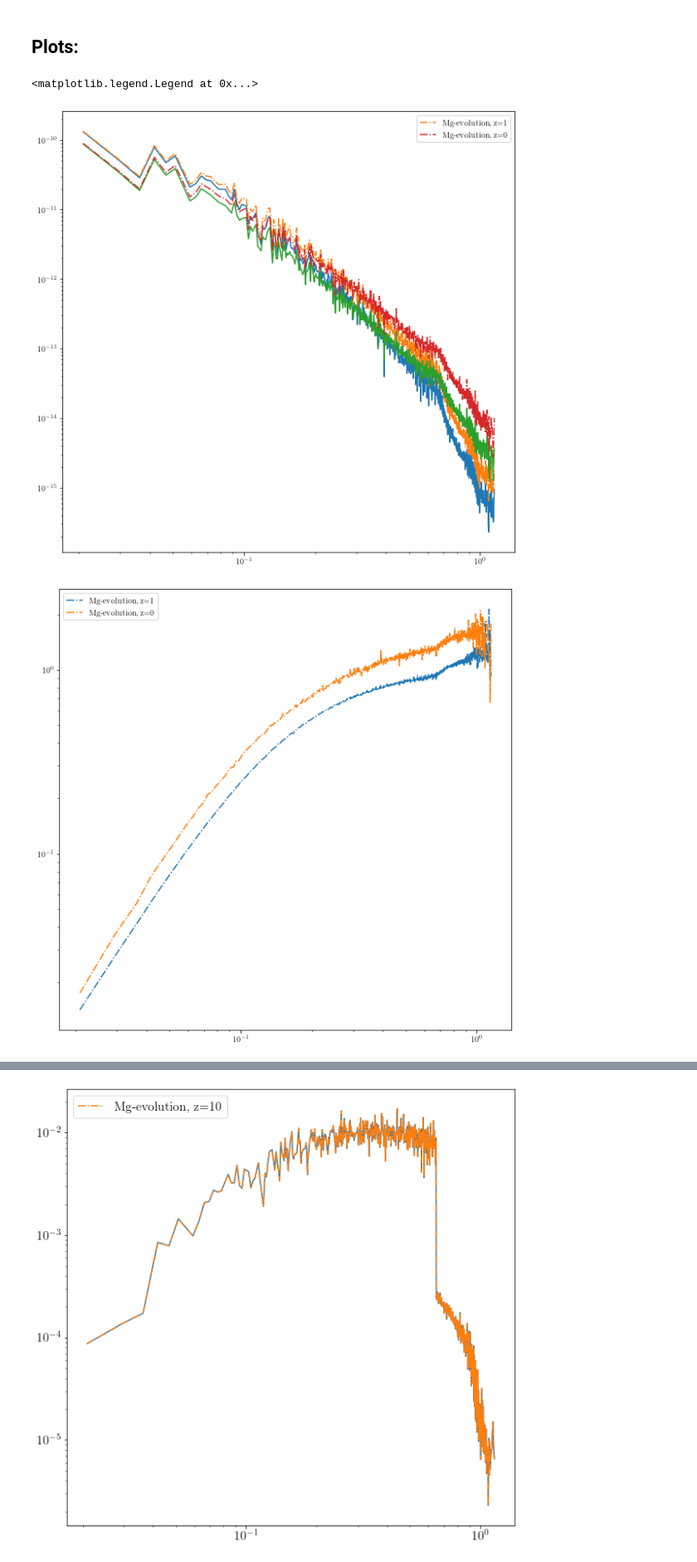
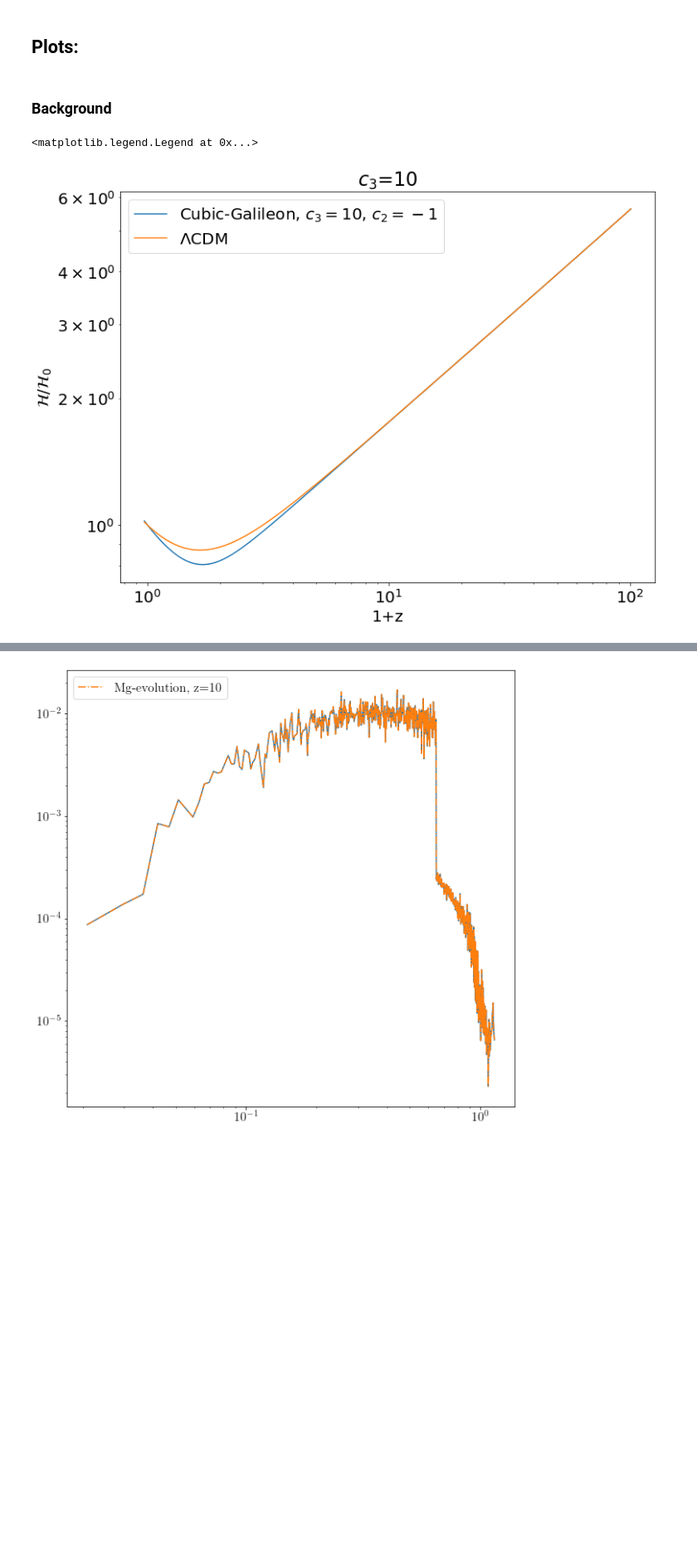
Before and after one commit to FarbodHassani/MG-evolution, a Jupyter notebook: notebooks/Cubic_Galilean.ipynb, the cells around one changed output, grey strips where cells are left out. Shown at 83% size. Drawn from its saved outputs; the diff is of its cells as text; code cells hidden in the pictures; blank space fills up the shorter version.

```diff
--- a/notebooks/Cubic_Galilean.ipynb
+++ b/notebooks/Cubic_Galilean.ipynb
@@ -12,39 +12,35 @@ def nested_dict(n, type):
 data = nested_dict(4, list)
 z_all= [100, 50, 10, 6, 1, 0.5, 0]
 
+data['bg']['cg'] =  np.loadtxt("./Cubic_galilan/CG/file__background.dat")
+data['bg']['lcdm'] =  np.loadtxt("./Cubic_galilan/LCDM/file__background.dat")
+
 for z in z_all:
     index = z_all.index(z);
-    data['phi']['lcdm_ref']['z='+str(z)] = np.loadtxt("./References/lcdm_output/pk00"+str(index)+"_phi.dat")
-    data['delta']['lcdm_ref']['z='+str(z)] = np.loadtxt("./References/lcdm_output/pk00"+str(index)+"_delta.dat")
+    data['phi']['cg']['z='+str(z)] = np.loadtxt("./Cubic_galilan/CG/pk00"+str(index)+"_phi.dat")
+    data['delta']['cg']['z='+str(z)] = np.loadtxt("./Cubic_galilan/CG/pk00"+str(index)+"_delta.dat")
 
-    data['phi']['lcdm']['z='+str(z)] = np.loadtxt("./../output///pk00"+str(index)+"_phi.dat")
-    data['delta']['lcdm']['z='+str(z)] = np.loadtxt("./../output//pk00"+str(index)+"_delta.dat")
+    data['phi']['lcdm']['z='+str(z)] = np.loadtxt("./Cubic_galilan/LCDM/pk00"+str(index)+"_phi.dat")
+    data['delta']['lcdm']['z='+str(z)] = np.loadtxt("./Cubic_galilan/LCDM/pk00"+str(index)+"_delta.dat")
 # %% [markdown]
 ## Plots:
-# %%
-fig = plt.figure(figsize=(10,10))
-for z in [1, 0]:
-    k = data['phi']['lcdm_ref']['z='+str(z)][:,0]
-    pk_ref = data['phi']['lcdm_ref']['z='+str(z)][:,1]
-    plt.loglog(k, pk_ref, "-")
-    ###
-    k = data['phi']['lcdm']['z='+str(z)][:,0]
-    pk = data['phi']['lcdm']['z='+str(z)][:,1]
-    plt.loglog(k, np.abs(pk) , "-." ,label="Mg-evolution, z="+str(z))
-
-plt.legend()
-
-fig = plt.figure(figsize=(10,10))
-for z in [1, 0]:
-    k = data['phi']['lcdm_ref']['z='+str(z)][:,0]
-    pk_ref = data['phi']['lcdm_ref']['z='+str(z)][:,1]
-    ###
-    k = data['phi']['lcdm']['z='+str(z)][:,0]
-    pk = data['phi']['lcdm']['z='+str(z)][:,1]
-    plt.loglog(k, np.abs(pk-pk_ref)/pk_ref , "-." ,label="Mg-evolution, z="+str(z))
-
-plt.legend()
-# %% [output]
-<matplotlib.legend.Legend at 0x...>
-[figure, removed]
-[figure, removed]
+# %% [markdown]
+### Background
+# %%
+plt.rcParams['font.size'] = 20
+fig = plt.figure(figsize=(12,9))
+
+plt.loglog(1./data['bg']['cg'][:,2], data['bg']['cg'][:,3], "-",  label = "Cubic-Galileon, $c_3=10$, $c_2 = -1$")
+plt.loglog(1./data['bg']['lcdm'][:,2], data['bg']['lcdm'][:,3], "-", label = "$\Lambda$CDM")
+
+
+plt.title(r"$c_3 $=10")
+plt.xlabel("1+z")
+plt.ylabel("$\mathcal{H}/\mathcal{H}_0$")
+# plt.ylim(0.001, 0.5)
+# plt.xlim(0.005, 0.8)
+# plt.yscale('log')
+plt.legend()
+# %% [output]
+<matplotlib.legend.Legend at 0x...>
+[figure, added]
```
Also changed, not shown: parts of 1 cell of this notebook, 8 other files.
